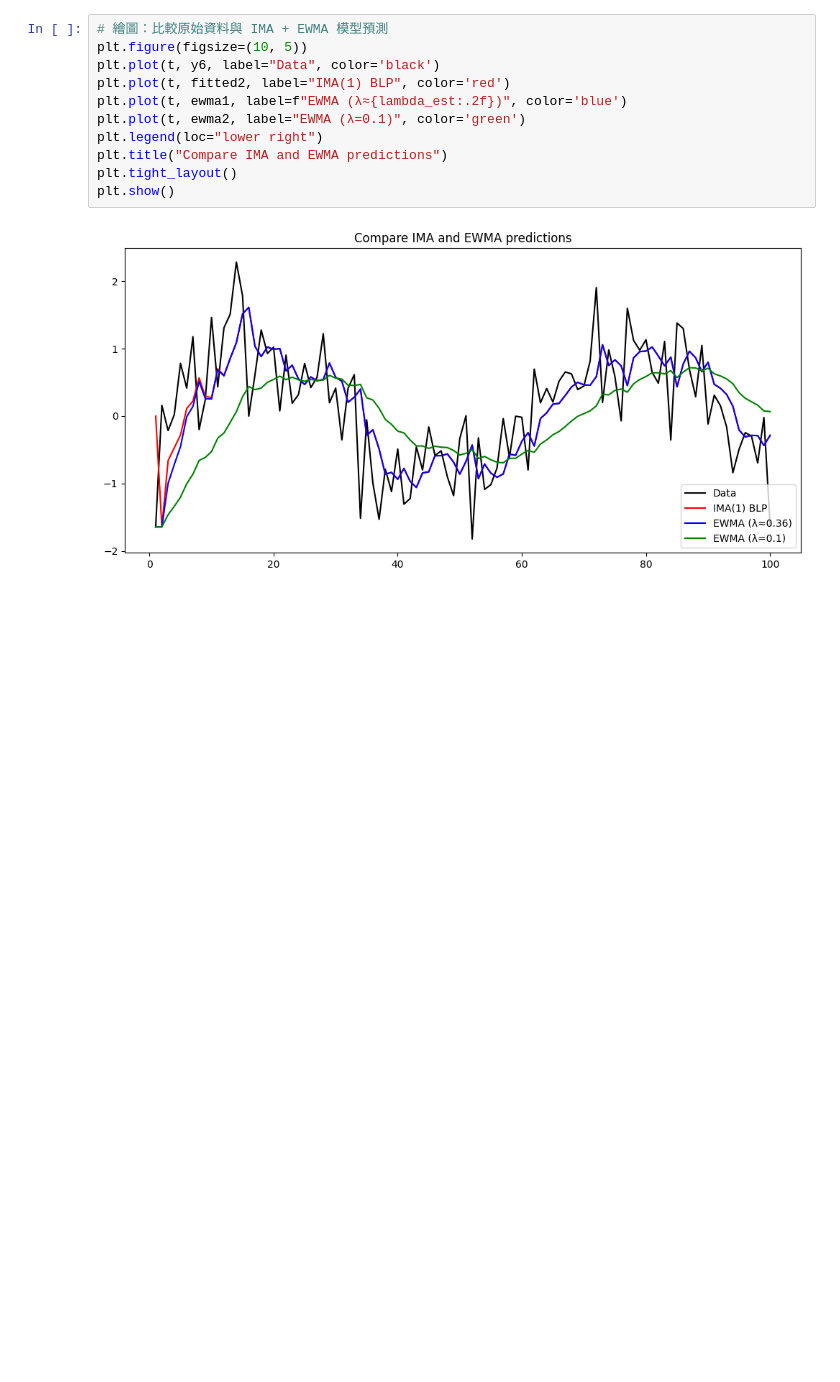
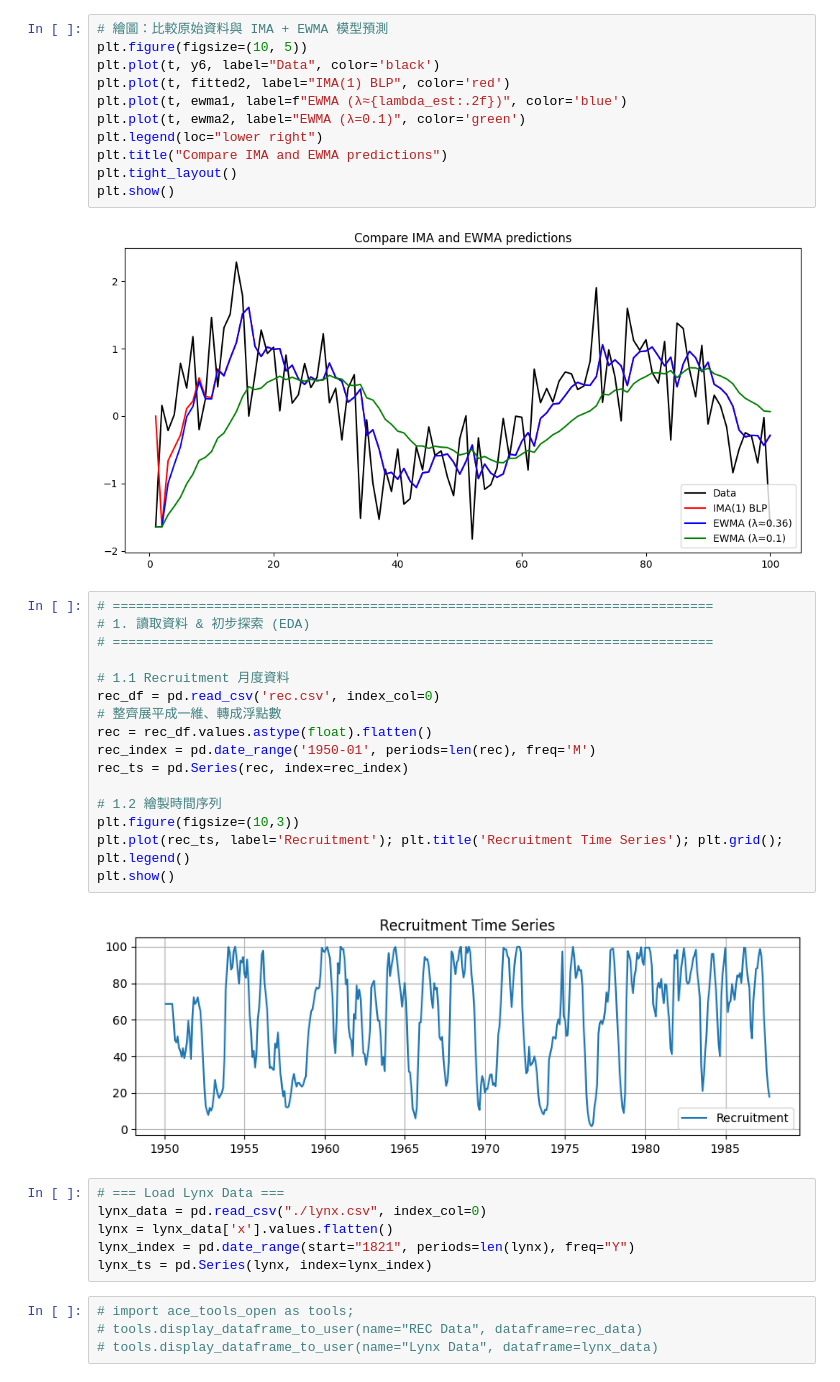
Before and after one commit to cywhale/all_for_it_learning, a Jupyter notebook: python/lecture/lecture03_timeseries.ipynb, the cells around one changed output. Drawn from its saved outputs; the diff is of its cells as text; blank space fills up the shorter version.

Commit message:
Add recruitment/lynx timeseries lecture code

```diff
--- a/python/lecture/lecture03_timeseries.ipynb
+++ b/python/lecture/lecture03_timeseries.ipynb
@@ -179,3 +186,31 @@ plt.tight_layout()
 plt.show()
 # %% [output]
 [figure]
+# %%
+# =============================================================================
+# 1. 讀取資料 & 初步探索 (EDA)
+# =============================================================================
+
+# 1.1 Recruitment 月度資料
+rec_df = pd.read_csv('rec.csv', index_col=0)
+# 整齊展平成一維、轉成浮點數
+rec = rec_df.values.astype(float).flatten()
+rec_index = pd.date_range('1950-01', periods=len(rec), freq='M')
+rec_ts = pd.Series(rec, index=rec_index)
+
+# 1.2 繪製時間序列
+plt.figure(figsize=(10,3))
+plt.plot(rec_ts, label='Recruitment'); plt.title('Recruitment Time Series'); plt.grid(); plt.legend()
+plt.show()
+# %% [output]
+[figure, added]
+# %%
+# === Load Lynx Data ===
+lynx_data = pd.read_csv("./lynx.csv", index_col=0)
+lynx = lynx_data['x'].values.flatten()
+lynx_index = pd.date_range(start="1821", periods=len(lynx), freq="Y")
+lynx_ts = pd.Series(lynx, index=lynx_index)
+# %%
+# import ace_tools_open as tools;
+# tools.display_dataframe_to_user(name="REC Data", dataframe=rec_data)
+# tools.display_dataframe_to_user(name="Lynx Data", dataframe=lynx_data)
```
Also changed, not shown: parts of 28 cells of this notebook, 3 other files.
